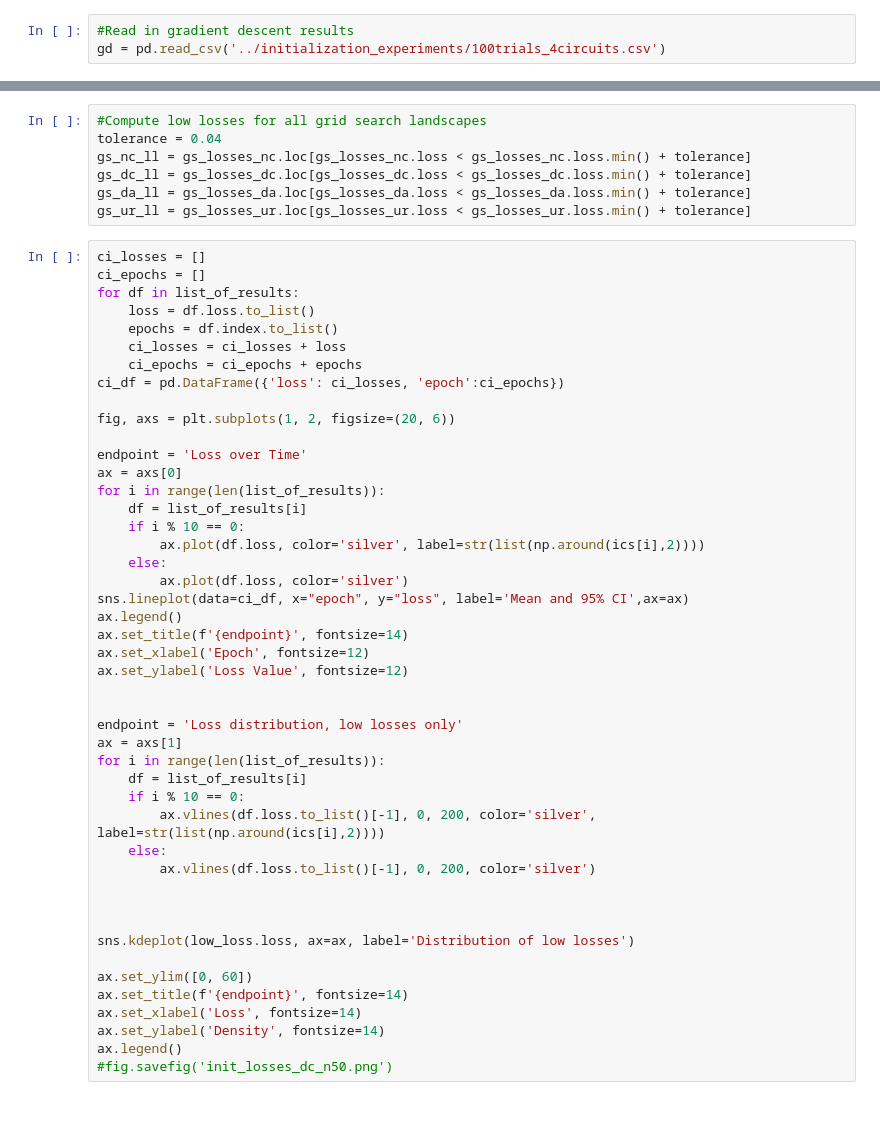
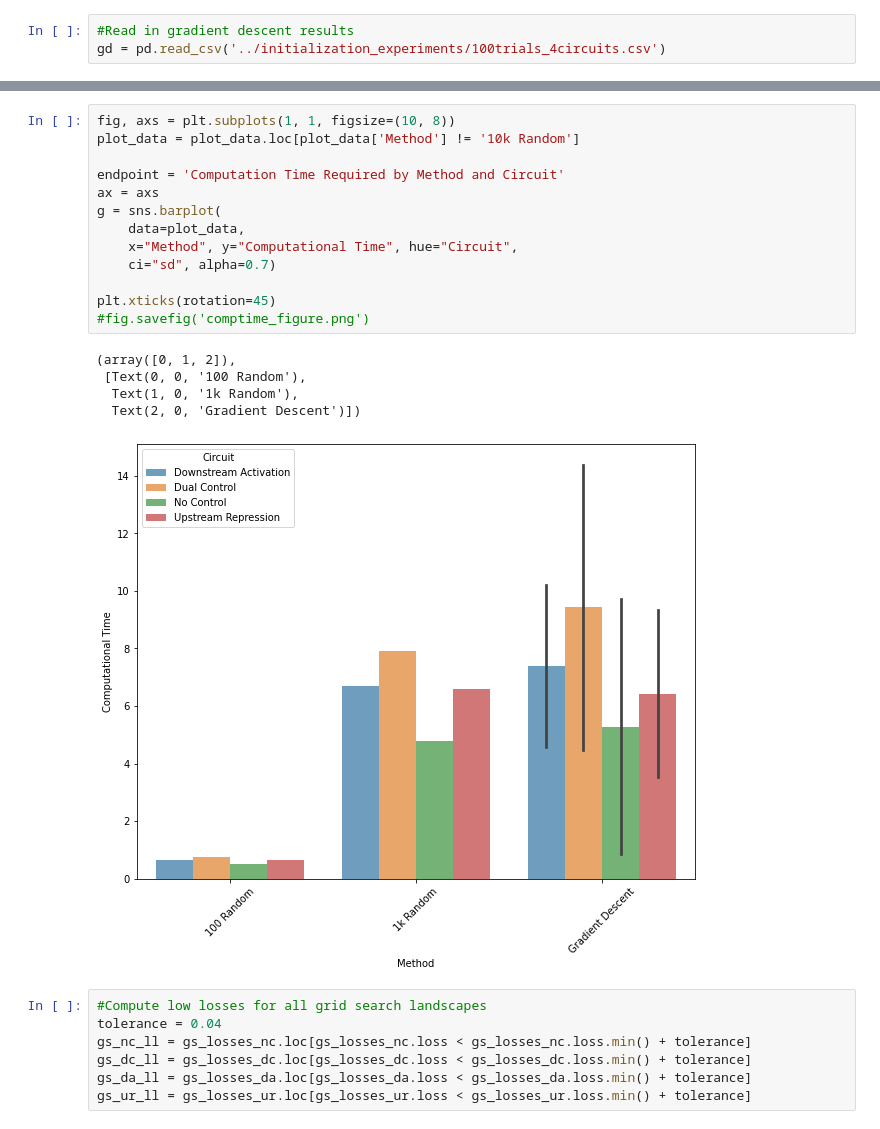
Before and after one commit to cjmerzbacher/msc-thesis, a Jupyter notebook: initialization_experiments/viz_complete_exp.ipynb, the cells around one changed output, grey strips where cells are left out. Saved outputs shown, nothing was run; the diff lists cells and outputs as text.

```diff
--- a/initialization_experiments/viz_complete_exp.ipynb
+++ b/initialization_experiments/viz_complete_exp.ipynb
@@ -109,3 +127,22 @@ Text(0, 0.5, 'Computational Time')
+# %%
+fig, axs = plt.subplots(1, 1, figsize=(10, 8))
+plot_data = plot_data.loc[plot_data['Method'] != '10k Random']
+
+endpoint = 'Computation Time Required by Method and Circuit'
+ax = axs
+g = sns.barplot(
+    data=plot_data,
+    x="Method", y="Computational Time", hue="Circuit",
+    ci="sd", alpha=0.7)
+
+plt.xticks(rotation=45)
+#fig.savefig('comptime_figure.png')
+# %% [output]
+(array([0, 1, 2]),
+ [Text(0, 0, '100 Random'),
+  Text(1, 0, '1k Random'),
+  Text(2, 0, 'Gradient Descent')])
+[figure, added]
 # %%
 #Compute low losses for all grid search landscapes
 tolerance = 0.04
@@ -113,49 +150,3 @@ gs_nc_ll = gs_losses_nc.loc[gs_losses_nc.loss < gs_losses_nc.loss.min() + tolera
 gs_dc_ll = gs_losses_dc.loc[gs_losses_dc.loss < gs_losses_dc.loss.min() + tolerance]
 gs_da_ll = gs_losses_da.loc[gs_losses_da.loss < gs_losses_da.loss.min() + tolerance]
 gs_ur_ll = gs_losses_ur.loc[gs_losses_ur.loss < gs_losses_ur.loss.min() + tolerance]
-# %%
-ci_losses = []
-ci_epochs = []
-for df in list_of_results:
-    loss = df.loss.to_list()
-    epochs = df.index.to_list()
-    ci_losses = ci_losses + loss
-    ci_epochs = ci_epochs + epochs
-ci_df = pd.DataFrame({'loss': ci_losses, 'epoch':ci_epochs})
-
-fig, axs = plt.subplots(1, 2, figsize=(20, 6))
-
-endpoint = 'Loss over Time'
-ax = axs[0]
-for i in range(len(list_of_results)):
-    df = list_of_results[i]
-    if i % 10 == 0:
-        ax.plot(df.loss, color='silver', label=str(list(np.around(ics[i],2))))
-    else:
-        ax.plot(df.loss, color='silver')
-sns.lineplot(data=ci_df, x="epoch", y="loss", label='Mean and 95% CI',ax=ax)
-ax.legend()
-ax.set_title(f'{endpoint}', fontsize=14)
-ax.set_xlabel('Epoch', fontsize=12)
-ax.set_ylabel('Loss Value', fontsize=12)
-
-
-endpoint = 'Loss distribution, low losses only'
-ax = axs[1]
-for i in range(len(list_of_results)):
-    df = list_of_results[i]
-    if i % 10 == 0:
-        ax.vlines(df.loss.to_list()[-1], 0, 200, color='silver', label=str(list(np.around(ics[i],2))))
-    else:
-        ax.vlines(df.loss.to_list()[-1], 0, 200, color='silver')
-
-
-
-sns.kdeplot(low_loss.loss, ax=ax, label='Distribution of low losses')
-
-ax.set_ylim([0, 60])
-ax.set_title(f'{endpoint}', fontsize=14)
-ax.set_xlabel('Loss', fontsize=14)
-ax.set_ylabel('Density', fontsize=14)
-ax.legend()
-#fig.savefig('init_losses_dc_n50.png')
```
Also changed, not shown: parts of 7 cells of this notebook, 10 other files.
